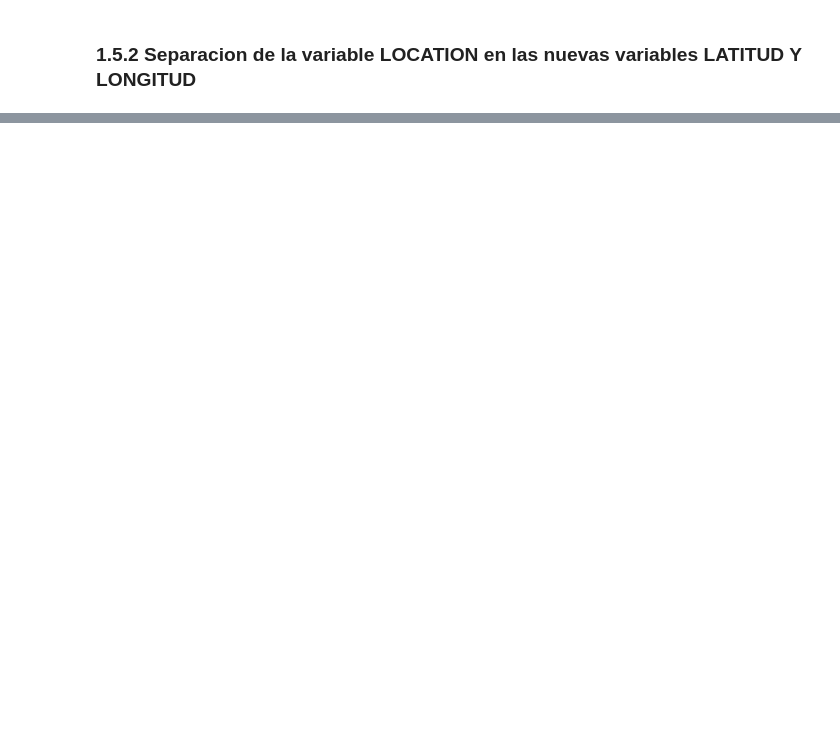
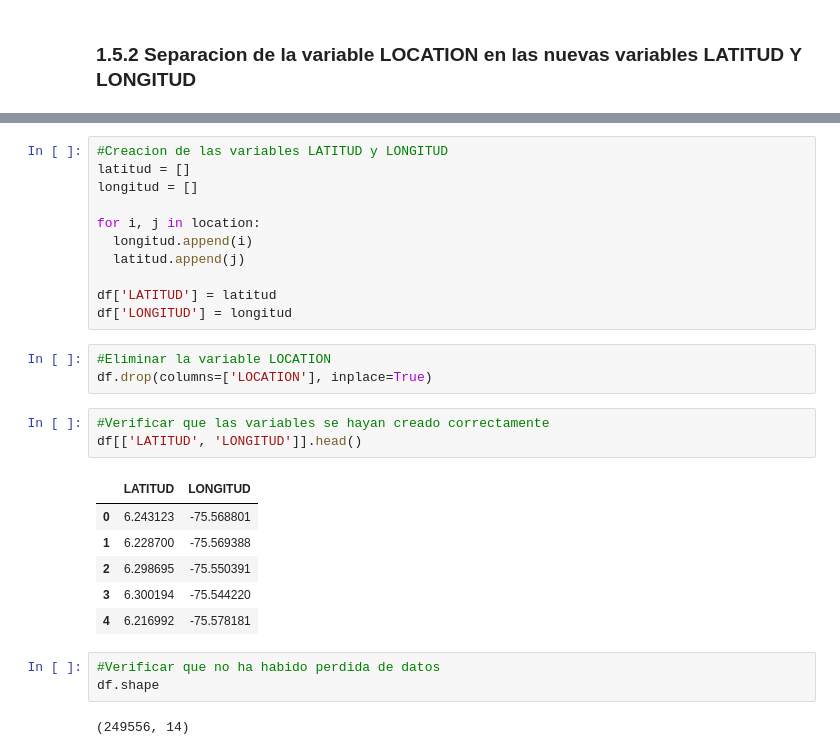
Before and after one commit to dgilrua/proyecto2-analitica, a Jupyter notebook: main.ipynb, the cells around one changed output, grey strips where cells are left out. Drawn from its saved outputs; the diff is of its cells as text; blank space fills up the shorter version.

```diff
--- a/main.ipynb
+++ b/main.ipynb
@@ -468,0 +484,29 @@ dtype: int64
+# %%
+#Creacion de las variables LATITUD y LONGITUD
+latitud = []
+longitud = []
+
+for i, j in location:
+  longitud.append(i)
+  latitud.append(j)
+
+df['LATITUD'] = latitud
+df['LONGITUD'] = longitud
+# %%
+#Eliminar la variable LOCATION
+df.drop(columns=['LOCATION'], inplace=True)
+# %%
+#Verificar que las variables se hayan creado correctamente
+df[['LATITUD', 'LONGITUD']].head()
+# %% [output]
+|  | LATITUD | LONGITUD |
+| 0 | 6.243123 | -75.568801 |
+| 1 | 6.228700 | -75.569388 |
+| 2 | 6.298695 | -75.550391 |
+| 3 | 6.300194 | -75.544220 |
+| 4 | 6.216992 | -75.578181 |
+# %%
+#Verificar que no ha habido perdida de datos
+df.shape
+# %% [output]
+(249556, 14)
```
Also changed, not shown: parts of 21 cells of this notebook.
